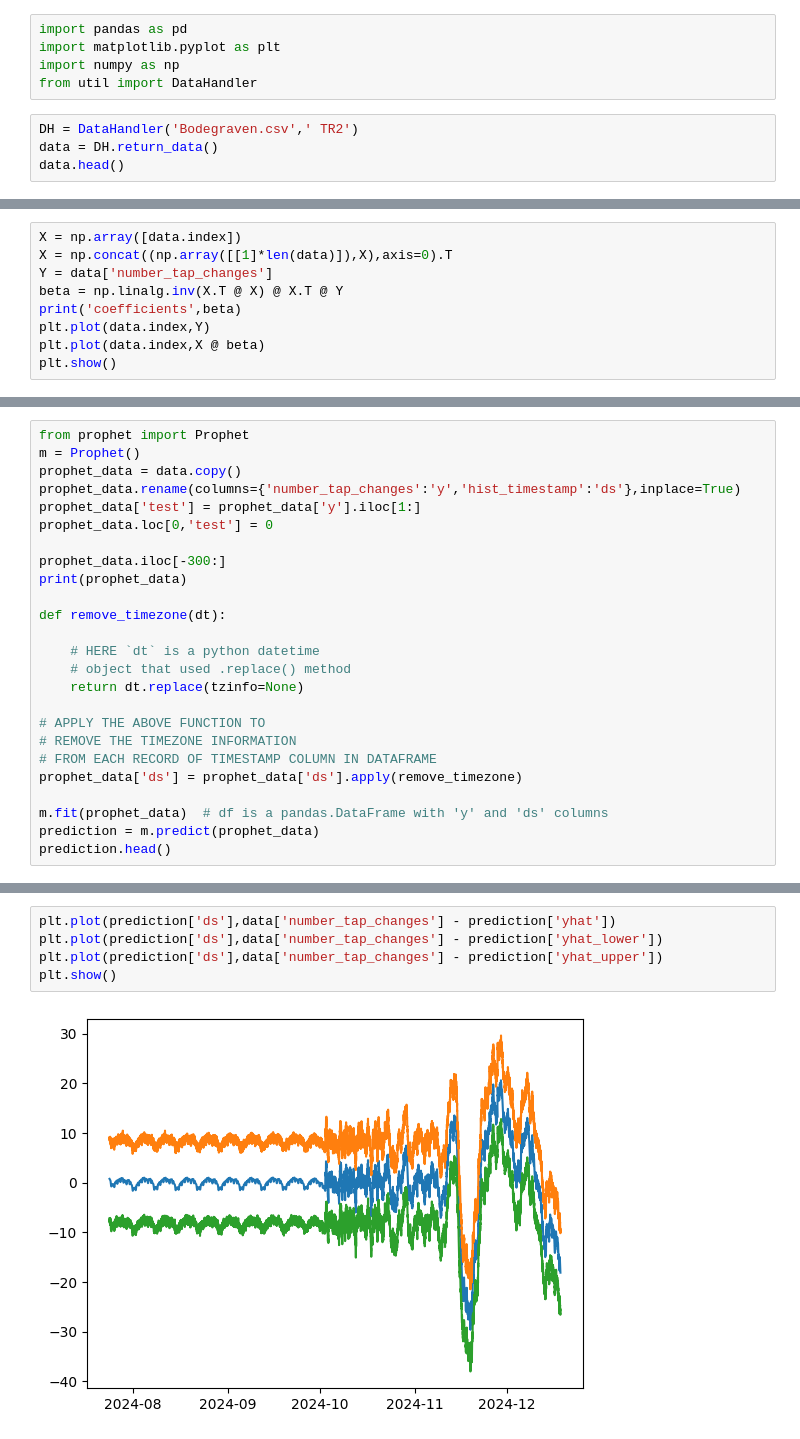
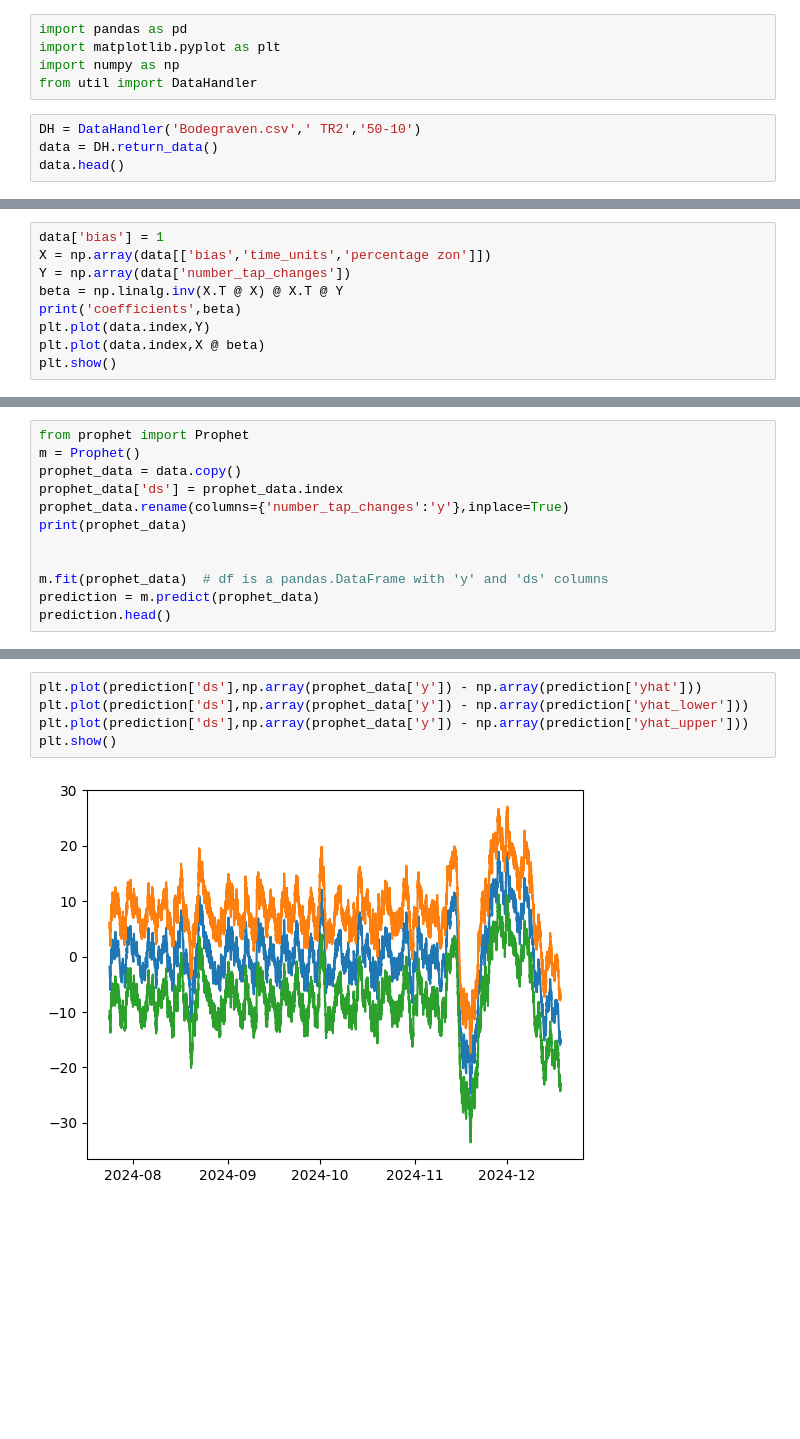
Before and after one commit to jpokemon232/LerenEnBeslissen, a Jupyter notebook: visualizer.ipynb, the cells around one changed output, grey strips where cells are left out. Cells and saved outputs as stored; diff of their text form; blank space fills up the shorter version.

```diff
--- a/visualizer.ipynb
+++ b/visualizer.ipynb
@@ -4,7 +4,7 @@ import matplotlib.pyplot as plt
 import numpy as np
 from util import DataHandler
 # %%
-DH = DataHandler('Bodegraven.csv',' TR2')
+DH = DataHandler('Bodegraven.csv',' TR2','50-10')
 data = DH.return_data()
 data.head()
 # %% [output]
@@ -43,7 +55,7 @@ data.describe()
 # %%
-X = np.array([data.index])
-X = np.concat((np.array([[1]*len(data)]),X),axis=0).T
-Y = data['number_tap_changes']
+data['bias'] = 1
+X = np.array(data[['bias','time_units','percentage zon']])
+Y = np.array(data['number_tap_changes'])
 beta = np.linalg.inv(X.T @ X) @ X.T @ Y
 print('coefficients',beta)
 plt.plot(data.index,Y)
@@ -61,23 +73,10 @@ plt.show()
 from prophet import Prophet
 m = Prophet()
 prophet_data = data.copy()
-prophet_data.rename(columns={'number_tap_changes':'y','hist_timestamp':'ds'},inplace=True)
-prophet_data['test'] = prophet_data['y'].iloc[1:]
-prophet_data.loc[0,'test'] = 0
-
-prophet_data.iloc[-300:]
+prophet_data['ds'] = prophet_data.index
+prophet_data.rename(columns={'number_tap_changes':'y'},inplace=True)
 print(prophet_data)
 
-def remove_timezone(dt):
-
-    # HERE `dt` is a python datetime
-    # object that used .replace() method
-    return dt.replace(tzinfo=None)
-
-# APPLY THE ABOVE FUNCTION TO
-# REMOVE THE TIMEZONE INFORMATION
-# FROM EACH RECORD OF TIMESTAMP COLUMN IN DATAFRAME
-prophet_data['ds'] = prophet_data['ds'].apply(remove_timezone)
 
 m.fit(prophet_data)  # df is a pandas.DataFrame with 'y' and 'ds' columns
 prediction = m.predict(prophet_data)
@@ -120,10 +134,10 @@ plt.show()
 # %%
-plt.plot(prediction['ds'],data['number_tap_changes'] - prediction['yhat'])
-plt.plot(prediction['ds'],data['number_tap_changes'] - prediction['yhat_lower'])
-plt.plot(prediction['ds'],data['number_tap_changes'] - prediction['yhat_upper'])
+plt.plot(prediction['ds'],np.array(prophet_data['y']) - np.array(prediction['yhat']))
+plt.plot(prediction['ds'],np.array(prophet_data['y']) - np.array(prediction['yhat_lower']))
+plt.plot(prediction['ds'],np.array(prophet_data['y']) - np.array(prediction['yhat_upper']))
 plt.show()
 # %% [output]
-[figure, old version]
+[figure, new version]
 # %%
 future = m.make_future_dataframe(periods=30)
 future_prediction = m.predict(future)
```
Also changed, not shown: parts of 11 cells of this notebook.
